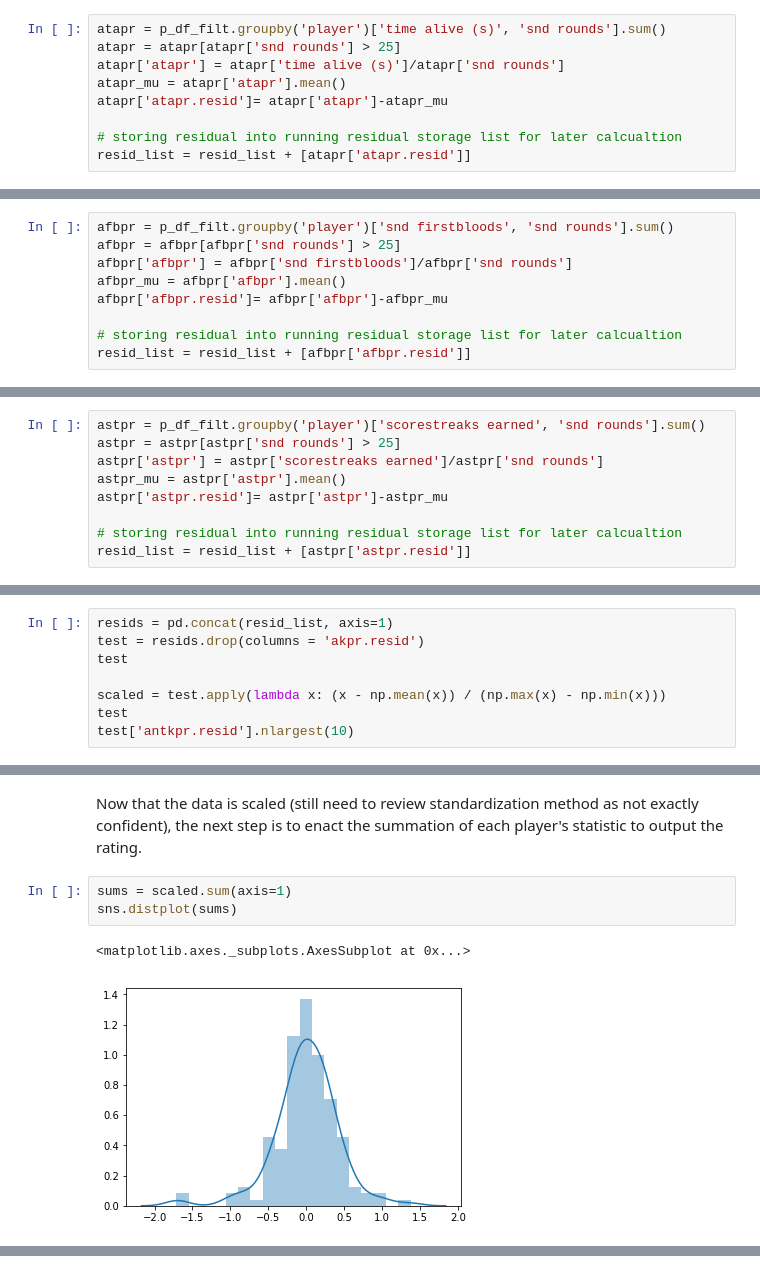
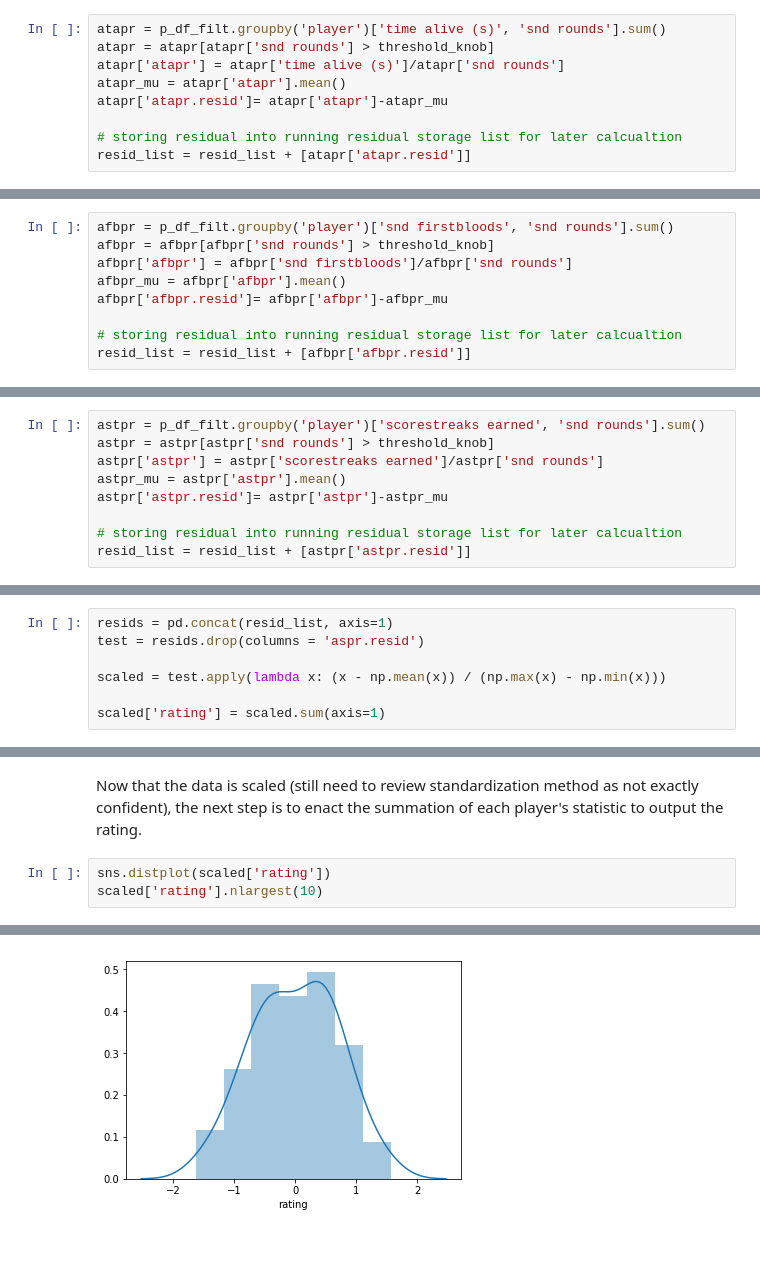
Before and after one commit to damansc/snd_rating_model, a Jupyter notebook: Player_Rating_Calcs.ipynb, the cells around one changed output, grey strips where cells are left out. Drawn from its saved outputs; the diff is of its cells as text; blank space fills up the shorter version.

Commit message:
Removed avg shots and moved game knob to 300
Removed avg shots and moved game knob to 300. Still needs more work.

```diff
--- a/Player_Rating_Calcs.ipynb
+++ b/Player_Rating_Calcs.ipynb
@@ -80,7 +82,7 @@ resid_list = resid_list + [aspr['aspr.resid']]
 Calculating the average time per life stat and each players residual value:
 # %%
 atapr = p_df_filt.groupby('player')['time alive (s)', 'snd rounds'].sum()
-atapr = atapr[atapr['snd rounds'] > 25]
+atapr = atapr[atapr['snd rounds'] > threshold_knob]
 atapr['atapr'] = atapr['time alive (s)']/atapr['snd rounds']
 atapr_mu = atapr['atapr'].mean()
 atapr['atapr.resid']= atapr['atapr']-atapr_mu
@@ -91,7 +93,7 @@ resid_list = resid_list + [atapr['atapr.resid']]
 Calculating the average firstblood per round stat and each players residual value:
 # %%
 afbpr = p_df_filt.groupby('player')['snd firstbloods', 'snd rounds'].sum()
-afbpr = afbpr[afbpr['snd rounds'] > 25]
+afbpr = afbpr[afbpr['snd rounds'] > threshold_knob]
 afbpr['afbpr'] = afbpr['snd firstbloods']/afbpr['snd rounds']
 afbpr_mu = afbpr['afbpr'].mean()
 afbpr['afbpr.resid']= afbpr['afbpr']-afbpr_mu
@@ -102,7 +104,7 @@ resid_list = resid_list + [afbpr['afbpr.resid']]
 Calculating the average score streak per round stat and each players residual value:
 # %%
 astpr = p_df_filt.groupby('player')['scorestreaks earned', 'snd rounds'].sum()
-astpr = astpr[astpr['snd rounds'] > 25]
+astpr = astpr[astpr['snd rounds'] > threshold_knob]
 astpr['astpr'] = astpr['scorestreaks earned']/astpr['snd rounds']
 astpr_mu = astpr['astpr'].mean()
 astpr['astpr.resid']= astpr['astpr']-astpr_mu
@@ -113,10 +115,9 @@ resid_list = resid_list + [astpr['astpr.resid']]
 Taking the mean of each statistics residual. Will use the mean to normalize each stat so no one stat is weighted more than the others due to the scale in their inherent variances.
 # %%
 resids = pd.concat(resid_list, axis=1)
-test = resids.drop(columns = 'akpr.resid')
-test
+test = resids.drop(columns = 'aspr.resid')
 
 scaled = test.apply(lambda x: (x - np.mean(x)) / (np.max(x) - np.min(x)))
-test
-test['antkpr.resid'].nlargest(10)
+
+scaled['rating'] = scaled.sum(axis=1)
 # %% [output]
@@ -135,8 +143,6 @@ Name: antkpr.resid, dtype: float64
 # %% [markdown]
 Now that the data is scaled (still need to review standardization method as not exactly confident), the next step is to enact the summation of each player's statistic to output the rating.
-# %%
-sums = scaled.sum(axis=1)
-sns.distplot(sums)
-# %% [output]
-<matplotlib.axes._subplots.AxesSubplot at 0x...>
-[figure, removed]
+# %%
+sns.distplot(scaled['rating'])
+scaled['rating'].nlargest(10)
+# %% [output]
@@ -142,0 +161 @@ sns.distplot(sums)
+[figure, added]
```
Also changed, not shown: parts of 6 cells of this notebook.
